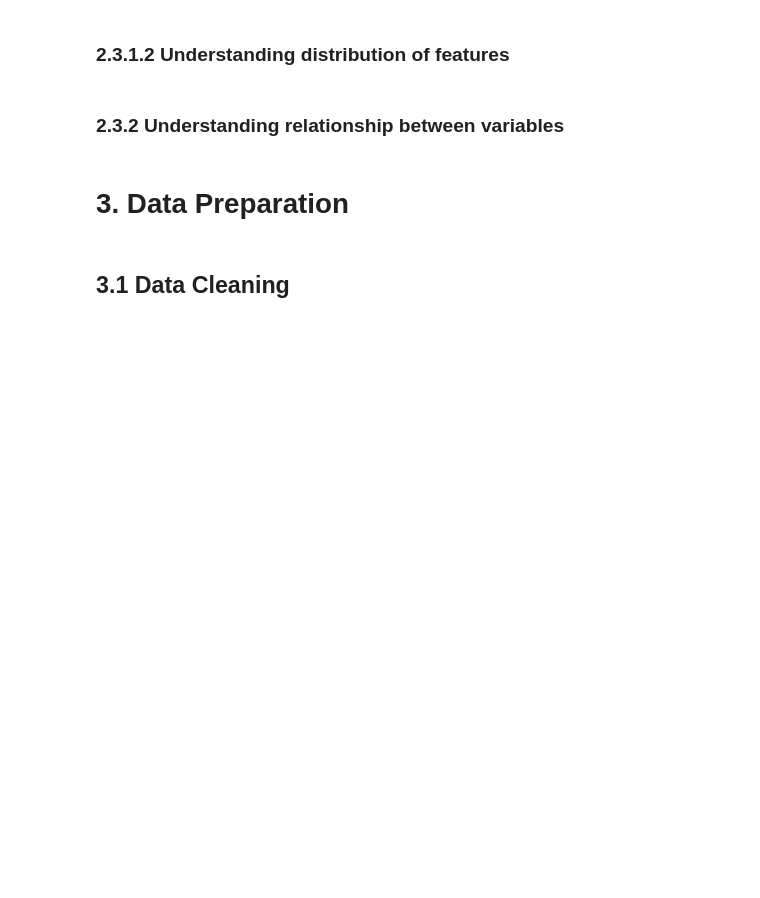
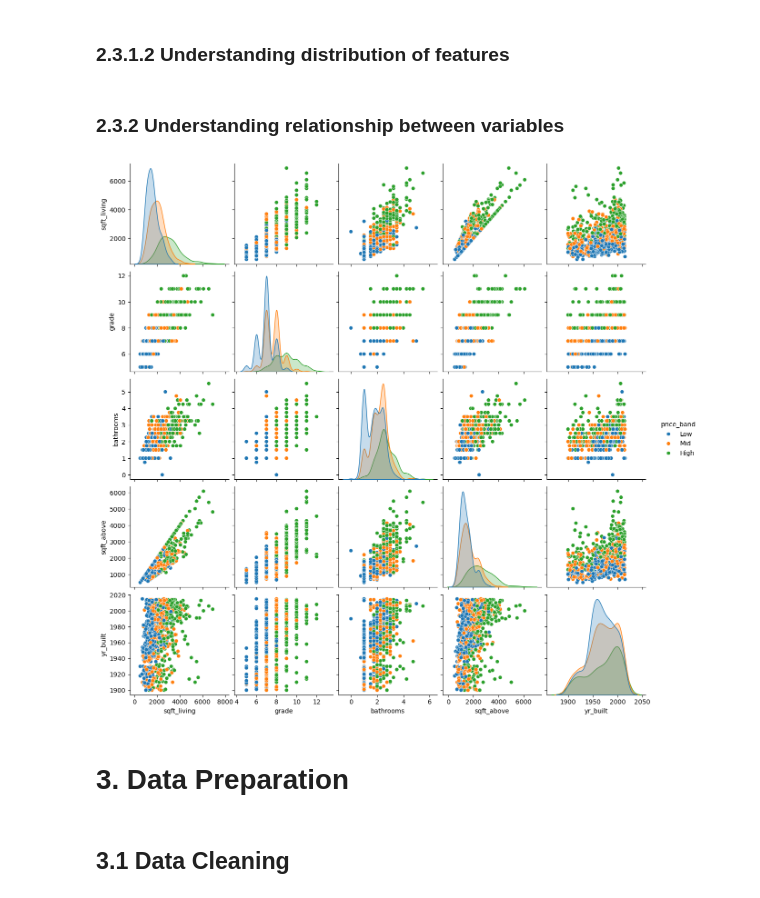
Before and after one commit to jovan210/housing-price-predictor, a Jupyter notebook: jovan_lau/houseprice_prediction.ipynb, the cells around one changed output. Saved outputs shown, nothing was run; the diff lists cells and outputs as text; code cells hidden in the pictures; blank space fills up the shorter version.

Commit message:
drew pairplot, cleaned data more

```diff
--- a/jovan_lau/houseprice_prediction.ipynb
+++ b/jovan_lau/houseprice_prediction.ipynb
@@ -227,6 +199,21 @@ plt.show()
 ### 2.3.2 Understanding relationship between variables
 # %%
 ## Understanding relationship between variables
+col_y = 'price'
+
+## Bin continuous price into categories so hue is categorical
+df["price_band"] = pd.cut(df[col_y],
+                          bins=[0, 400000, 700000, 10000000],
+                          labels=["Low", "Mid", "High"],
+                          include_lowest=True)
+
+## Pairplot on a random sample + key features only - full 21k x 20 is unreadable
+col_plot = ['sqft_living', 'grade', 'bathrooms', 'sqft_above', 'yr_built', 'price_band']
+sns.pairplot(df[col_plot].sample(1000, random_state=42),
+             hue='price_band')
+plt.show()
+# %% [output]
+[figure, added]
 # %% [markdown]
 # 3. Data Preparation
 # %% [markdown]
```
Also changed, not shown: parts of 8 cells of this notebook.
